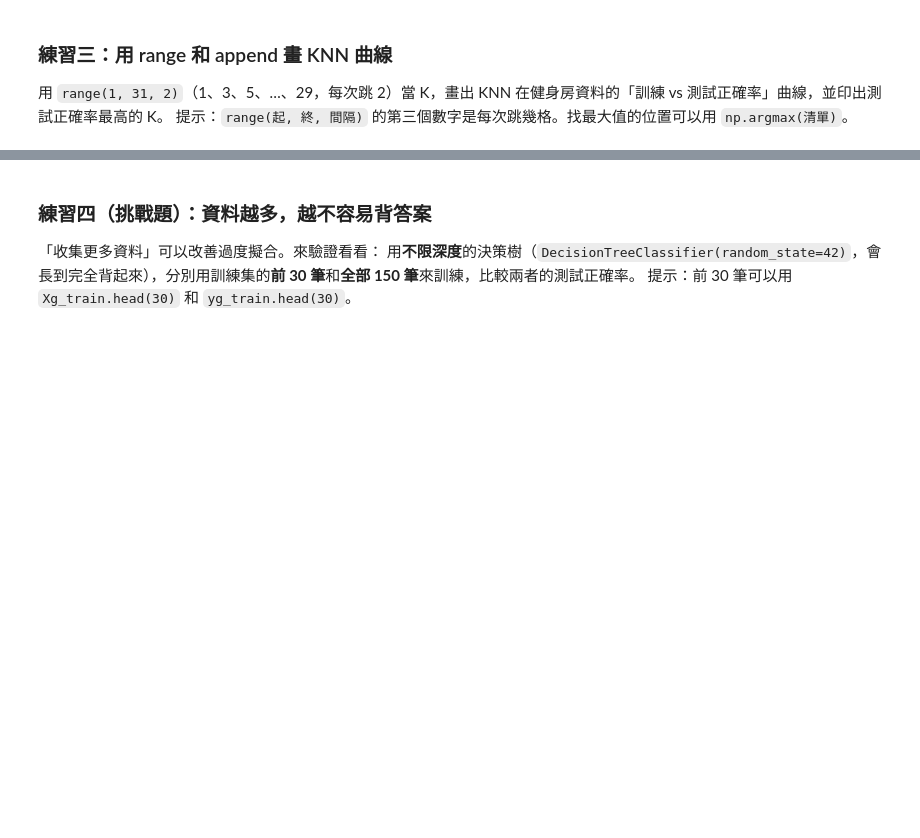
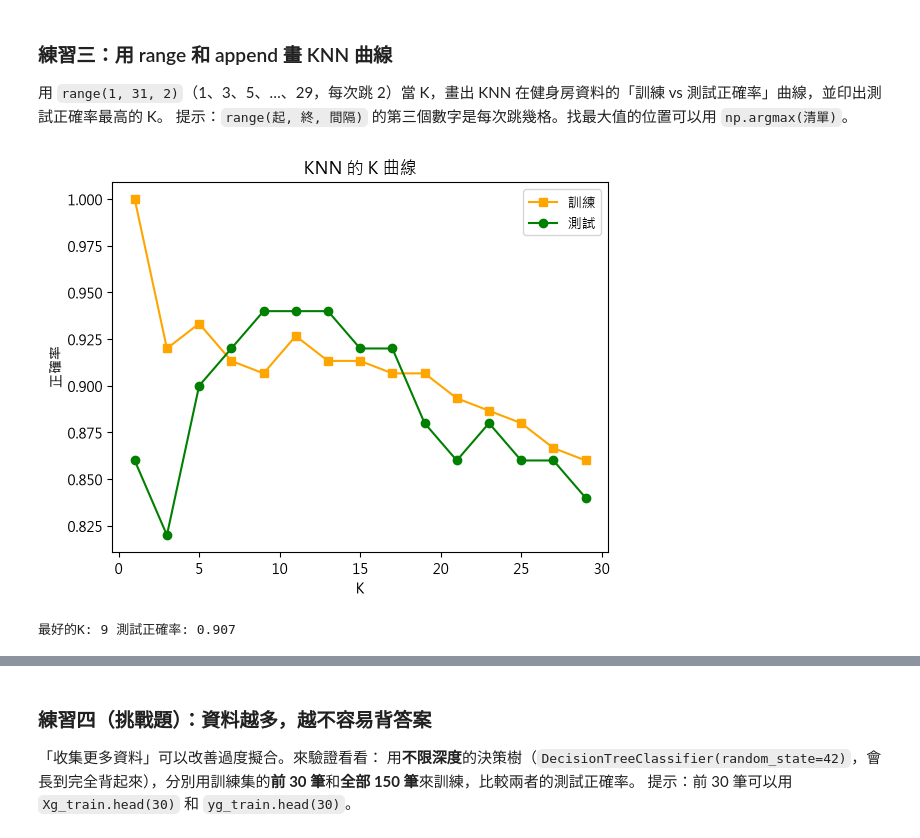
Before and after one commit to finnySun/Machine_learning, a Jupyter notebook: Step2_Build_a_machine_learning_model/lesson12_過度擬合與欠擬合.ipynb, the cells around one changed output, grey strips where cells are left out. Saved outputs shown, nothing was run; the diff lists cells and outputs as text; code cells hidden in the pictures; blank space fills up the shorter version.

```diff
--- a/Step2_Build_a_machine_learning_model/lesson12_過度擬合與欠擬合.ipynb
+++ b/Step2_Build_a_machine_learning_model/lesson12_過度擬合與欠擬合.ipynb
@@ -556,6 +624,29 @@ plt.show()
 提示：`range(起, 終, 間隔)` 的第三個數字是每次跳幾格。找最大值的位置可以用 `np.argmax(清單)`。
 # %%
 # 練習三：在這裡寫你的程式
+k_list = []
+tr = []
+te = []
+for k in range(1, 31, 2):
+    m = KNeighborsClassifier(n_neighbors=k)
+    m.fit(Xg_train, yg_train)
+    k_list.append(k)
+    tr.append(m.score(Xg_train, yg_train))
+    te.append(m.score(Xg_test, yg_test))
+
+plt.plot(k_list, tr, color="orange", label="訓練", marker="s")
+plt.plot(k_list, te, color="green", label="測試", marker="o")
+plt.xlabel("K")
+plt.ylabel("正確率")
+plt.title("KNN 的 K 曲線")
+plt.legend()
+plt.show()
+
+best = np.argmax(te)
+print("最好的K:", k_list[best], "測試正確率:", round(tr[best],3 ))
+# %% [output]
+[figure, added]
+最好的K: 9 測試正確率: 0.907
 # %%
 # 練習三 參考解答
 k_list = []
```
Also changed, not shown: parts of 11 cells of this notebook.
